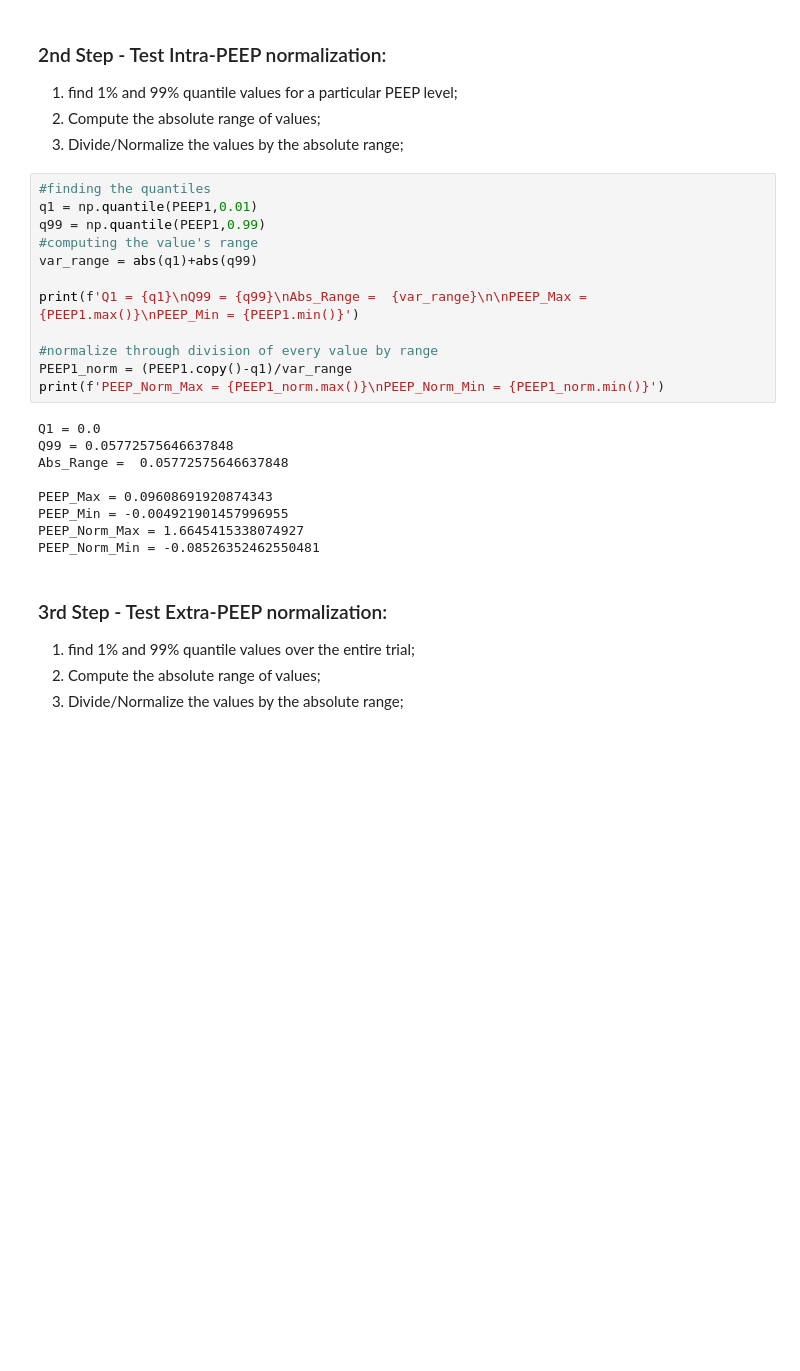
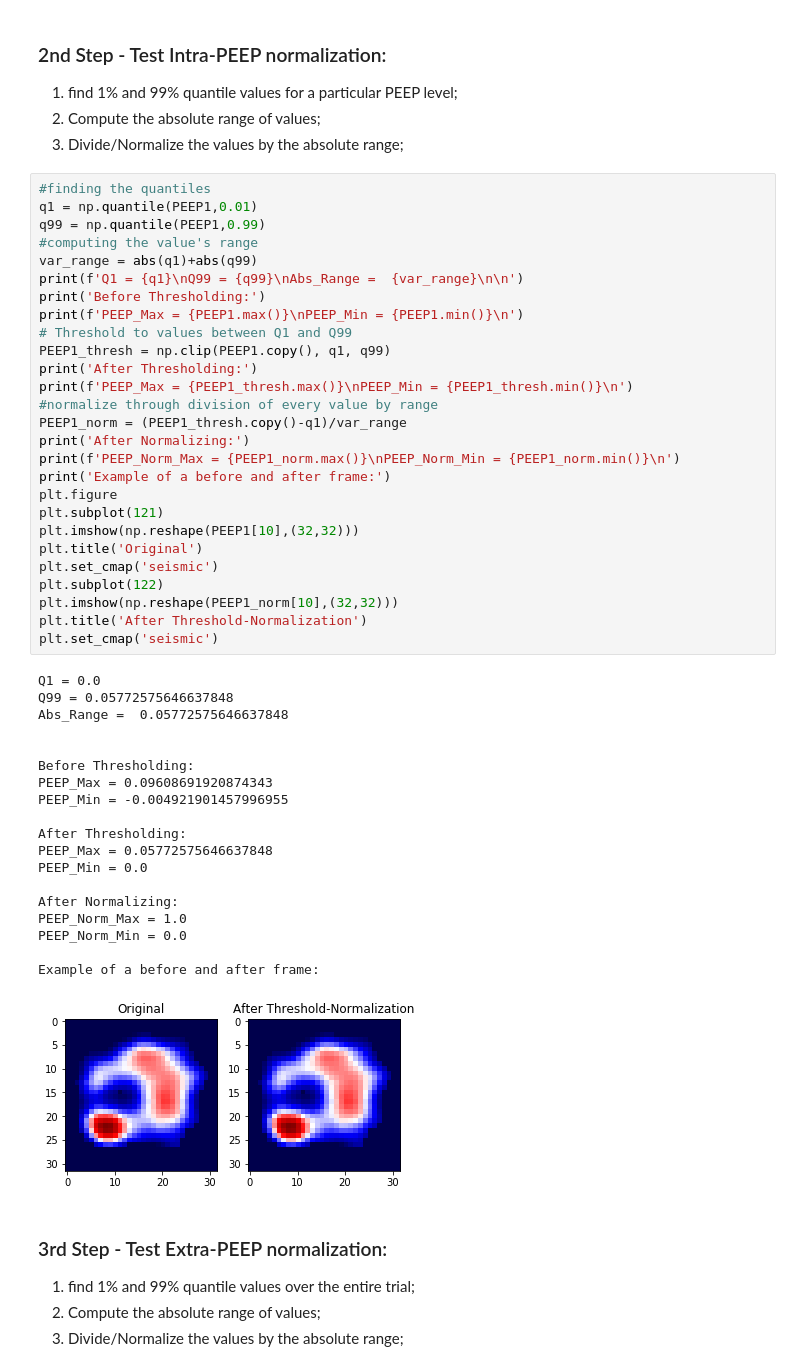
Before and after one commit to vprudente/EIT_CoViD_Internship, a Jupyter notebook: Pipeline_tests/test_pipeline_behavior.ipynb, the cells around one changed output. Cells and saved outputs as stored; diff of their text form; blank space fills up the shorter version.

```diff
--- a/Pipeline_tests/test_pipeline_behavior.ipynb
+++ b/Pipeline_tests/test_pipeline_behavior.ipynb
@@ -74,24 +75,50 @@ PEEP2 Shape: (43, 1024)
 # %%
 #finding the quantiles
 q1 = np.quantile(PEEP1,0.01)
 q99 = np.quantile(PEEP1,0.99)
 #computing the value's range
 var_range = abs(q1)+abs(q99)
-
-print(f'Q1 = {q1}\nQ99 = {q99}\nAbs_Range =  {var_range}\n\nPEEP_Max = {PEEP1.max()}\nPEEP_Min = {PEEP1.min()}')
-
+print(f'Q1 = {q1}\nQ99 = {q99}\nAbs_Range =  {var_range}\n\n')
+print('Before Thresholding:')
+print(f'PEEP_Max = {PEEP1.max()}\nPEEP_Min = {PEEP1.min()}\n')
+# Threshold to values between Q1 and Q99
+PEEP1_thresh = np.clip(PEEP1.copy(), q1, q99)
+print('After Thresholding:')
+print(f'PEEP_Max = {PEEP1_thresh.max()}\nPEEP_Min = {PEEP1_thresh.min()}\n')
 #normalize through division of every value by range
-PEEP1_norm = (PEEP1.copy()-q1)/var_range
-print(f'PEEP_Norm_Max = {PEEP1_norm.max()}\nPEEP_Norm_Min = {PEEP1_norm.min()}')
+PEEP1_norm = (PEEP1_thresh.copy()-q1)/var_range
+print('After Normalizing:')
+print(f'PEEP_Norm_Max = {PEEP1_norm.max()}\nPEEP_Norm_Min = {PEEP1_norm.min()}\n')
+print('Example of a before and after frame:')
+plt.figure
+plt.subplot(121)
+plt.imshow(np.reshape(PEEP1[10],(32,32)))
+plt.title('Original')
+plt.set_cmap('seismic')
+plt.subplot(122)
+plt.imshow(np.reshape(PEEP1_norm[10],(32,32)))
+plt.title('After Threshold-Normalization')
+plt.set_cmap('seismic')
 # %% [output]
 Q1 = 0.0
 Q99 = 0.05772575646637848
 Abs_Range =  0.05772575646637848
 
+
+Before Thresholding:
 PEEP_Max = 0.09608691920874343
 PEEP_Min = -0.004921901457996955
-PEEP_Norm_Max = 1.6645415338074927
-PEEP_Norm_Min = -0.08526352462550481
+
+After Thresholding:
+PEEP_Max = 0.05772575646637848
+PEEP_Min = 0.0
+
+After Normalizing:
+PEEP_Norm_Max = 1.0
+PEEP_Norm_Min = 0.0
+
+Example of a before and after frame:
+[figure, added]
 # %% [markdown]
 ### 3rd Step - Test Extra-PEEP normalization:
 1) find 1% and 99% quantile values over the entire trial;
```
Also changed, not shown: parts of 2 cells of this notebook, 6 other files.
